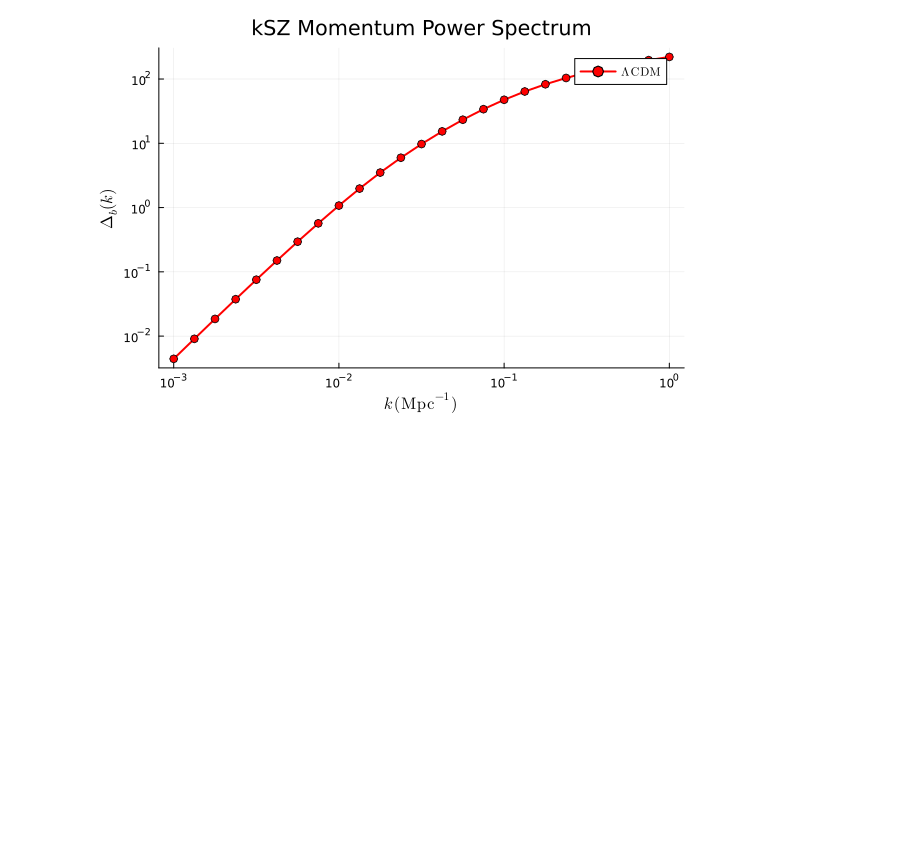
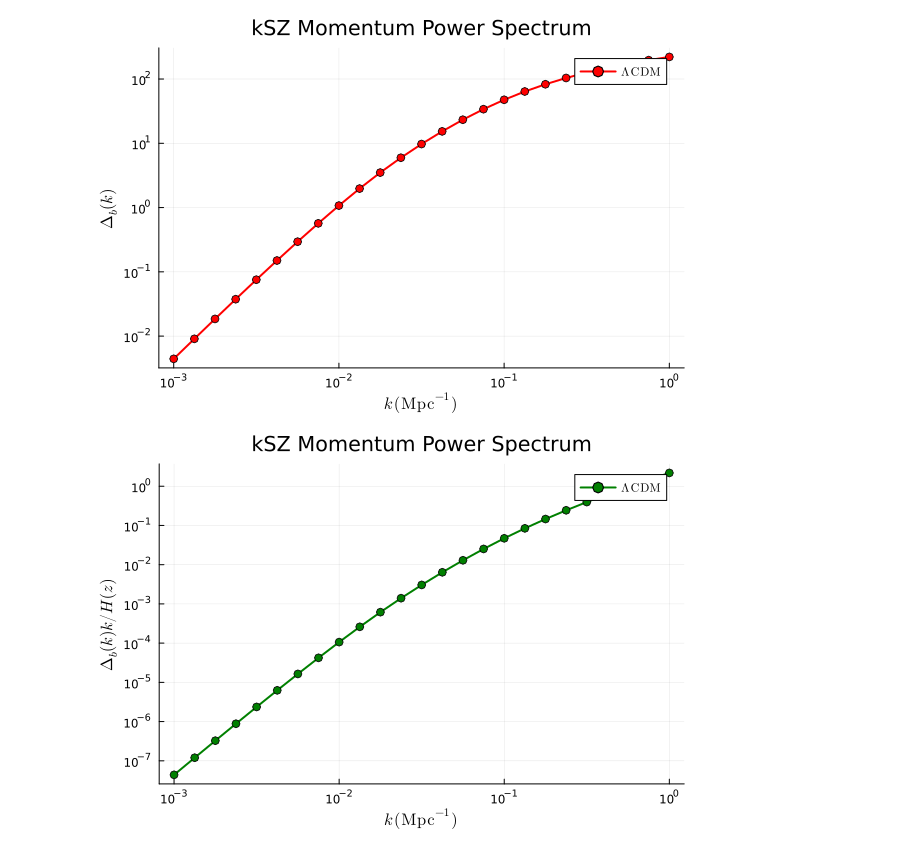
Before and after one commit to cbvaswar/PowerSpectrumEstimate, a Jupyter notebook: Momentum Field PS.ipynb, the cells around one changed output. Saved outputs shown, nothing was run; the diff lists cells and outputs as text; code cells hidden in the pictures; blank space fills up the shorter version.

```diff
--- a/Momentum Field PS.ipynb
+++ b/Momentum Field PS.ipynb
@@ -321,3 +322,13 @@ plot(k_test_values, [results[k] for k in k_values], xscale=:log10, yscale=:log10
     ylabel=L"\Delta_b(k)", title="kSZ Momentum Power Spectrum", lw=2, label=L"\Lambda\, \mathrm{CDM}", legend=:topright, color=:red)
 # %% [output]
 [figure]
+# %%
+
+# Create a log-log plot
+plot(k_test_values, [results[k] for k in k_values] .* k_values ./ 67.66 , xscale=:log10, yscale=:log10,
+    xticks = [1e-3, 1e-2, 1e-1, 1e0, 1e1],
+    yticks=[1e-10, 1e-7, 1e-6, 1e-5, 1e-4, 1e-3, 1e-2, 1e-1, 1e0, 1e1, 1e2, 1e3, 1e4, 1e5],
+    marker=:o, xlabel=L"k \, (\mathrm{Mpc}^{-1})",
+    ylabel=L"\Delta_b(k) k/H(z)", title="kSZ Momentum Power Spectrum", lw=2, label=L"\Lambda\, \mathrm{CDM}", legend=:topright, color=:green)
+# %% [output]
+[figure, added]
```
Also changed, not shown: parts of 2 cells of this notebook.
